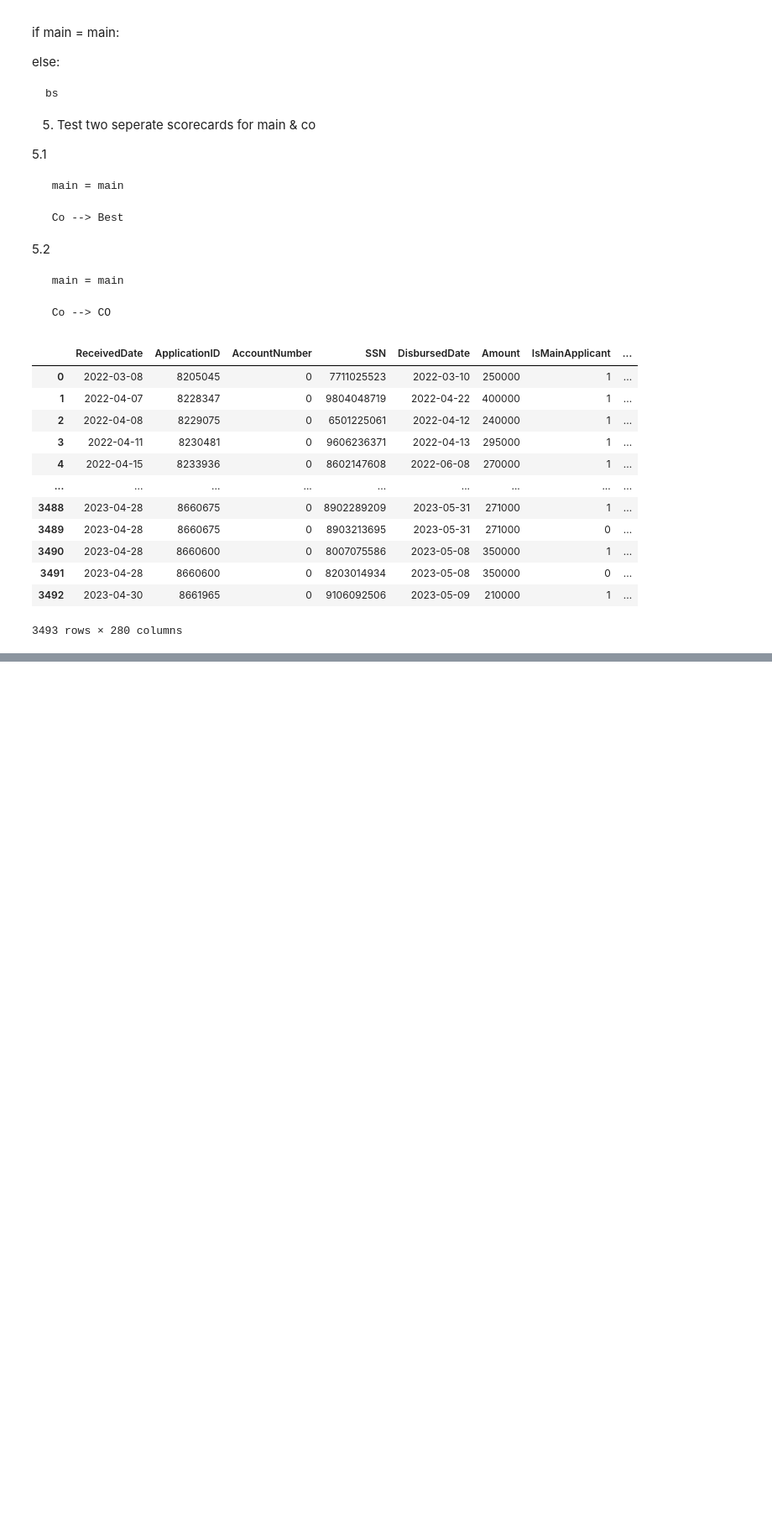
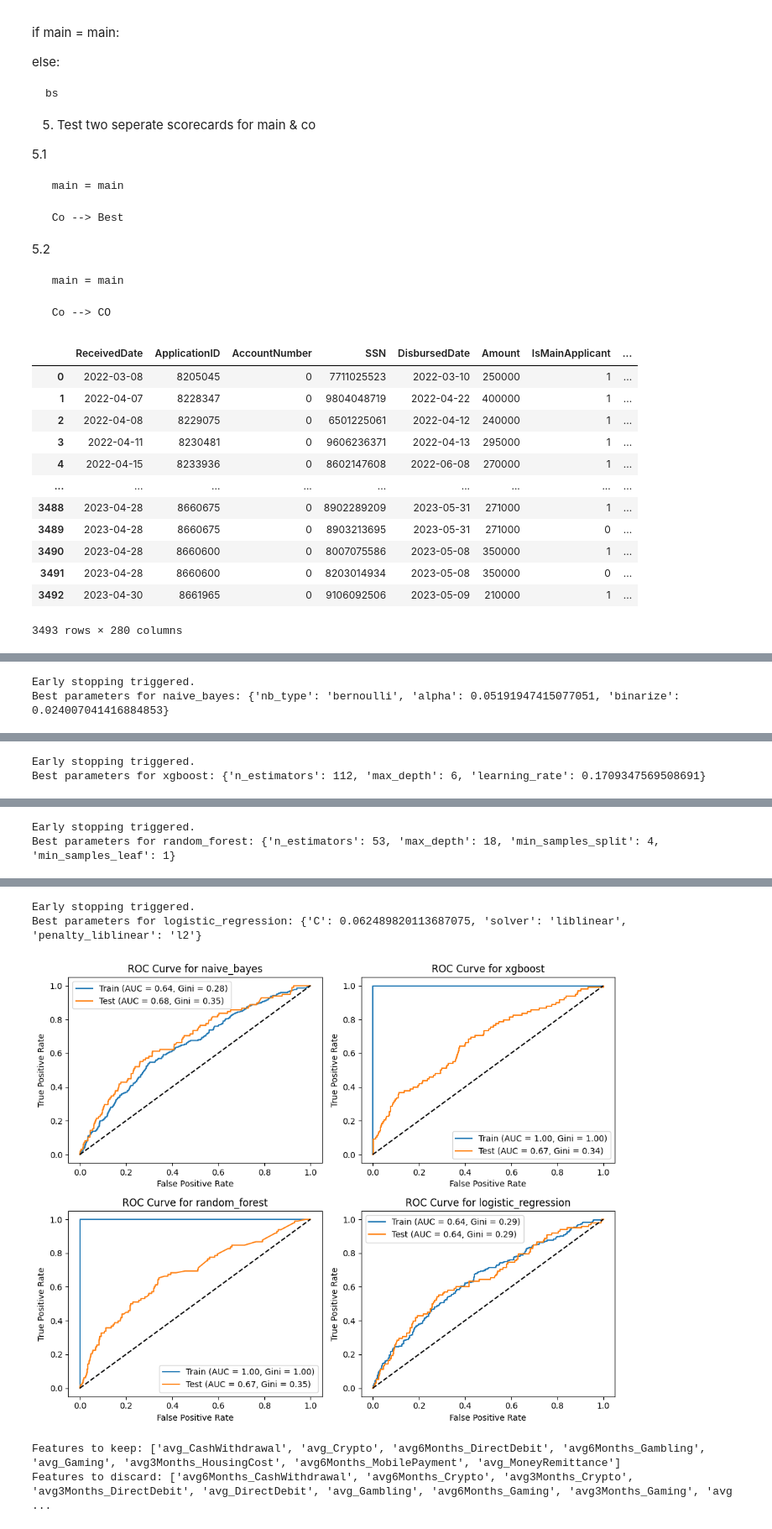
Before and after one commit to AndreasNilssonNstart/PSD2-Data-Engineering-Modeling-DATA-258, a Jupyter notebook: 2. Python/1.1 Target Hypothesis.ipynb, the cells around one changed output, grey strips where cells are left out. Shown at 84% size. Cells and saved outputs as stored; diff of their text form; code cells hidden in the pictures; blank space fills up the shorter version.

```diff
--- a/2. Python/1.1 Target Hypothesis.ipynb
+++ b/2. Python/1.1 Target Hypothesis.ipynb
@@ -212,4 +136,4 @@ class DataPreprocessor:
 # %%
-df = df.drop(columns=['ReceivedDate','ApplicationID','SSN','DisbursedDate','Amount','IsMainApplicant','ApplicantNo','NR'])
+df = df.drop(columns=['ReceivedDate','AccountNumber','ApplicationID','SSN','DisbursedDate','Amount','IsMainApplicant','ApplicantNo','NR','_merge'])
 
-forforsta = df.drop(columns=['HasCoapp'])
+base = df.drop(columns=['HasCoapp'])
@@ -396,0 +156,37 @@ NameError: name 'optimize_model' is not defined
+# %%
+forforsta = base.iloc[:,:50]
+# %%
+
+preprocessor = DataPreprocessor(forforsta)
+(Xtrain, Ytrain), (Xtest, Ytest), train_upsampled,  = preprocessor.get_split_data_with_upsample_and_scaling(0.7)
+
+# Example usage
+models = ['naive_bayes', 'xgboost', 'random_forest', 'logistic_regression']
+
+optimizer = ModelOptimizer(models=models, X_train=Xtrain, y_train=Ytrain, n_trials=100)
+best_params, best_models = optimizer.run()
+
+# Usage
+# Assuming best_models, Xtrain, Ytrain, Xtest, Ytest, train_upsampled are predefined
+evaluator = ModelEvaluator(Xtrain, Ytrain, Xtest, Ytest, best_models)
+evaluator.evaluate_models()
+evaluator.plot_roc_curves()
+
+
+# Usage
+# Assuming best_models, train_upsampled, and forforsta are predefined
+feature_importance = FeatureImportance(train_upsampled, best_models, forforsta)
+feature_importance.calculate_importances()
+feature_importance.calculate_cumulative_importance()
+features_to_keep, features_to_discard = feature_importance.find_highly_correlated_features()
+
+print("Features to keep:", features_to_keep)
+print("Features to discard:", features_to_discard)
+
+sorted_features = feature_importance.plot_importances()
+
+
+## Filter away highly correlated features and take away the absolut worst
+filtered_list = [item for item in sorted_features if item not in features_to_discard]
+SelectionOne = filtered_list[:30]
+# %% [output]
@@ -396,0 +221,2 @@ NameError: name 'optimize_model' is not defined
+Early stopping triggered.
+Best parameters for naive_bayes: {'nb_type': 'bernoulli', 'alpha': 0.05191947415077051, 'binarize': 0.024007041416884853}
@@ -396,0 +240,2 @@ NameError: name 'optimize_model' is not defined
+Early stopping triggered.
+Best parameters for xgboost: {'n_estimators': 112, 'max_depth': 6, 'learning_rate': 0.1709347569508691}
@@ -396,0 +247,2 @@ NameError: name 'optimize_model' is not defined
+Early stopping triggered.
+Best parameters for random_forest: {'n_estimators': 53, 'max_depth': 18, 'min_samples_split': 4, 'min_samples_leaf': 1}
@@ -396,0 +266,5 @@ NameError: name 'optimize_model' is not defined
+Early stopping triggered.
+Best parameters for logistic_regression: {'C': 0.062489820113687075, 'solver': 'liblinear', 'penalty_liblinear': 'l2'}
+[figure, added]
+Features to keep: ['avg_CashWithdrawal', 'avg_Crypto', 'avg6Months_DirectDebit', 'avg6Months_Gambling', 'avg_Gaming', 'avg3Months_HousingCost', 'avg6Months_MobilePayment', 'avg_MoneyRemittance']
+Features to discard: ['avg6Months_CashWithdrawal', 'avg6Months_Crypto', 'avg3Months_Crypto', 'avg3Months_DirectDebit', 'avg_DirectDebit', 'avg_Gambling', 'avg6Months_Gaming', 'avg3Months_Gaming', 'avg ...
```
Also changed, not shown: parts of 34 cells of this notebook, 5 other files.
